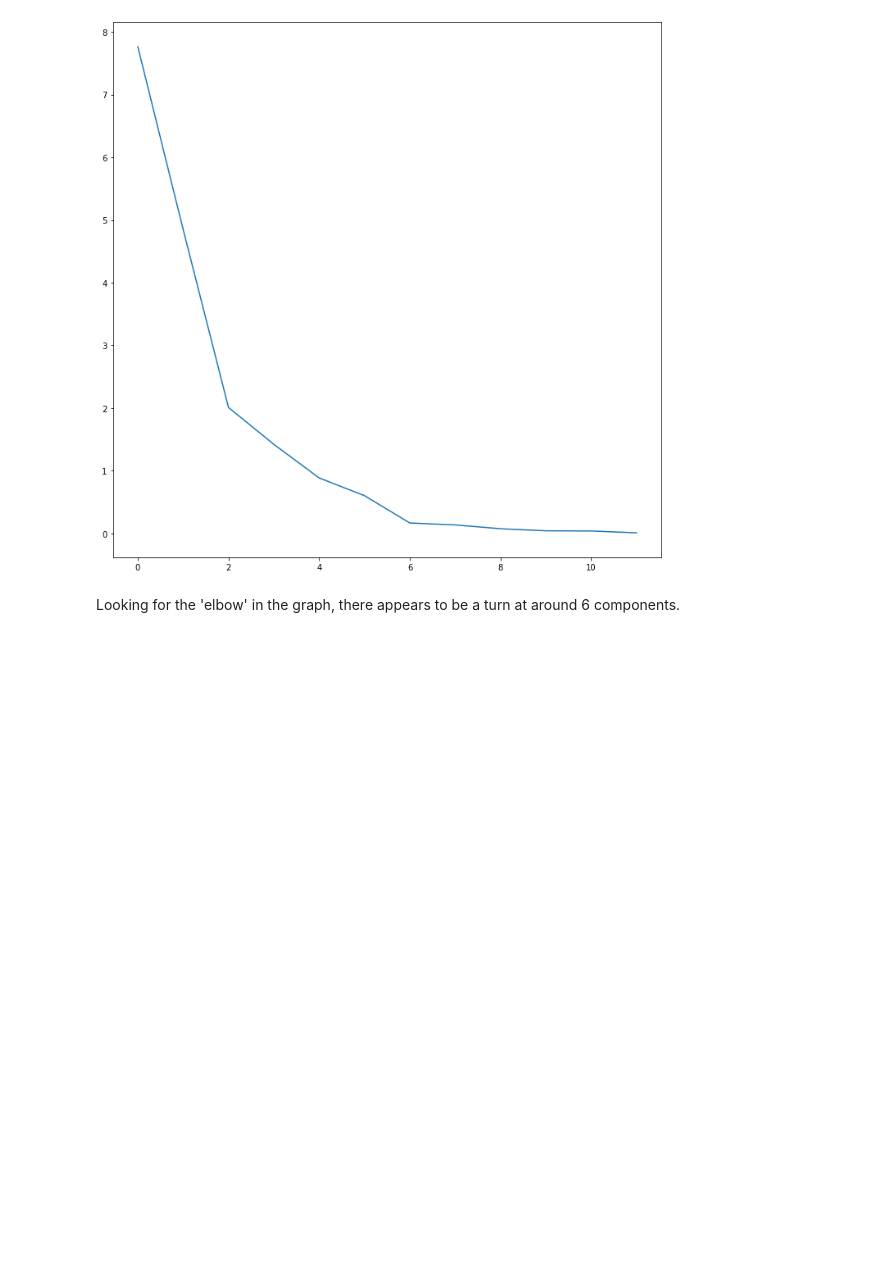
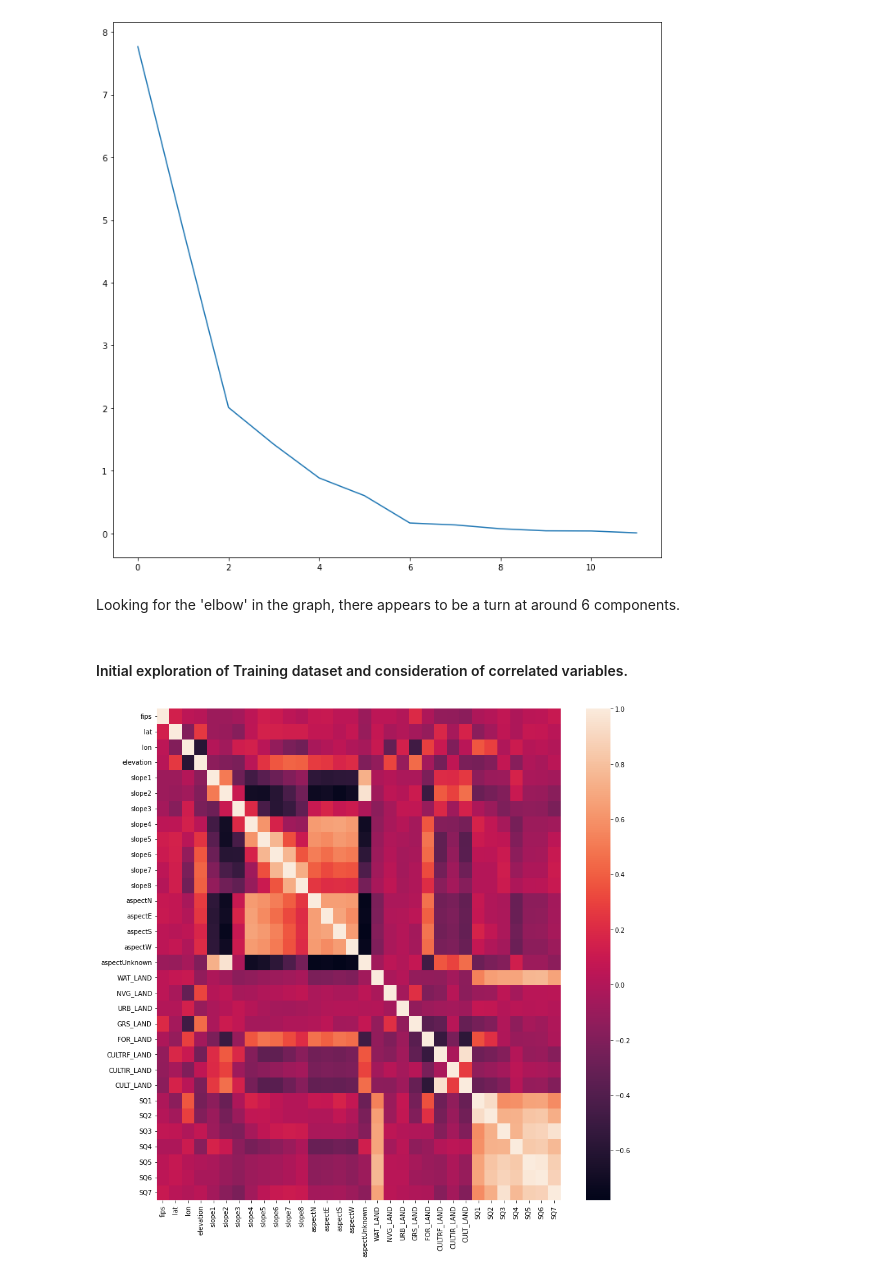
Before and after one commit to ChadDelany/drought_prediction, a Jupyter notebook: Notebooks/02a_Exploratory_Data_Analysis.ipynb, the cells around one changed output. Cells and saved outputs as stored; diff of their text form; code cells hidden in the pictures; blank space fills up the shorter version.

```diff
--- a/Notebooks/02a_Exploratory_Data_Analysis.ipynb
+++ b/Notebooks/02a_Exploratory_Data_Analysis.ipynb
@@ -172,3 +172,11 @@ plt.plot(components.explained_variance_)
 [figure]
 # %% [markdown]
 Looking for the 'elbow' in the graph, there appears to be a turn at around 6 components.
+# %% [markdown]
+#### Initial exploration of Training dataset and consideration of correlated variables.
+# %%
+# Heatmap of correlation matrix for soil variables.
+plt.subplots(figsize=(14,14))
+sns.heatmap(soil_set.corr(), annot=False, fmt='.2f');
+# %% [output]
+[figure, added]
```
Also changed, not shown: parts of 1 cell of this notebook.
